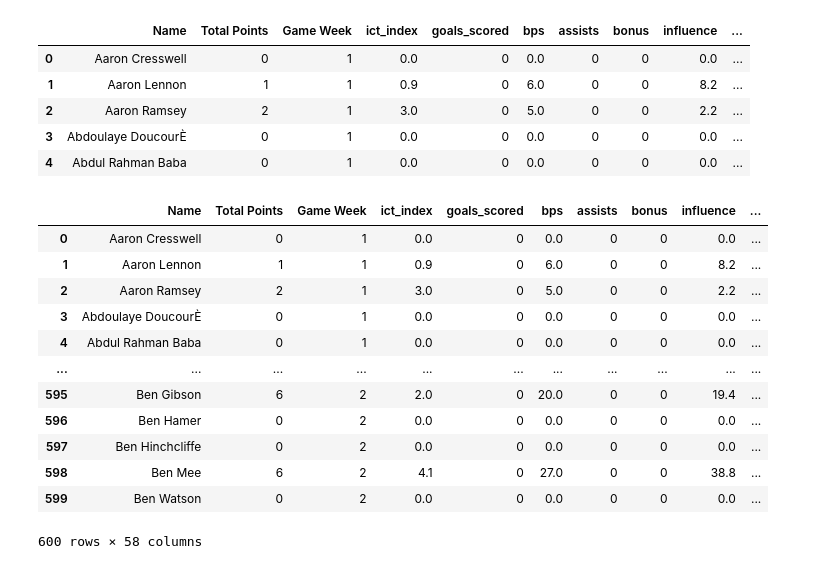
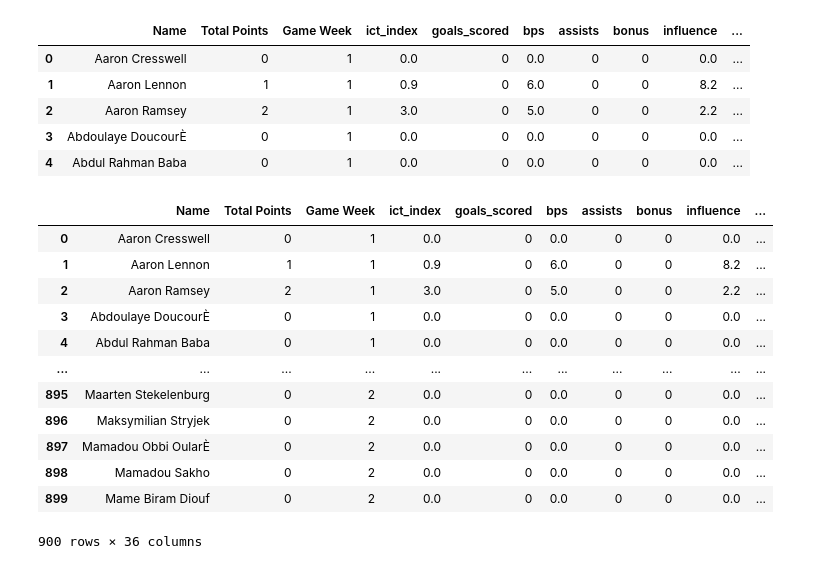
Before and after one commit to raghavbhutra/RedDevils, a Jupyter notebook: RD_TS.ipynb, the cells around one changed output. Saved outputs shown, nothing was run; the diff lists cells and outputs as text; code cells hidden in the pictures.

```diff
--- a/RD_TS.ipynb
+++ b/RD_TS.ipynb
@@ -104,9 +100,8 @@ gws1.head()
 | 4 | Abdul Rahman Baba | 0 | 1 | 0.0 | 0 | 0.0 | 0 | 0 | 0.0 | ... |
 # %%
 gws1['Last_Week_Points'] = gws1.groupby(['id'])['Total Points'].shift()
-gws1['Last_1_Week_Points'] = gws1.groupby(['id'])['Total Points'].shift(1)
 gws1['Last_2_Week_Points'] = gws1.groupby(['id'])['Total Points'].shift(2)
-gws1['Last_3_Week_Points'] = gws1.groupby(['id'])['Total Points'].shift(3)
+# gws1['Last_3_Week_Points'] = gws1.groupby(['id'])['Total Points'].shift(3)
 # gws1['Last_4_Week_Points'] = gws1.groupby(['id'])['Total Points'].shift(4)
 # gws1['Last_5_Week_Points'] = gws1.groupby(['id'])['Total Points'].shift(5)
 # gws1['Last_6_Week_Points'] = gws1.groupby(['id'])['Total Points'].shift(6)
@@ -116,9 +111,8 @@ gws1['Last_3_Week_Points'] = gws1.groupby(['id'])['Total Points'].shift(3)
 
 
 gws1['Last_Week_Goals'] = gws1.groupby(['id'])['goals_scored'].shift()
-gws1['Last_1_Week_Goals'] = gws1.groupby(['id'])['goals_scored'].shift(1)
 gws1['Last_2_Week_Goals'] = gws1.groupby(['id'])['goals_scored'].shift(2)
-gws1['Last_3_Week_Goals'] = gws1.groupby(['id'])['goals_scored'].shift(3)
+# gws1['Last_3_Week_Goals'] = gws1.groupby(['id'])['goals_scored'].shift(3)
 # gws1['Last_4_Week_Goals'] = gws1.groupby(['id'])['goals_scored'].shift(4)
 # gws1['Last_5_Week_Goals'] = gws1.groupby(['id'])['goals_scored'].shift(5)
 # gws1['Last_6_Week_Goals'] = gws1.groupby(['id'])['goals_scored'].shift(6)
@@ -127,9 +121,8 @@ gws1['Last_3_Week_Goals'] = gws1.groupby(['id'])['goals_scored'].shift(3)
 
 
 gws1['Last_Week_ICT'] = gws1.groupby(['id'])['ict_index'].shift()
-gws1['Last_1_Week_ICT'] = gws1.groupby(['id'])['ict_index'].shift(1)
 gws1['Last_2_Week_ICT'] = gws1.groupby(['id'])['ict_index'].shift(2)
-gws1['Last_3_Week_ICT'] = gws1.groupby(['id'])['ict_index'].shift(3)
+# gws1['Last_3_Week_ICT'] = gws1.groupby(['id'])['ict_index'].shift(3)
 # gws1['Last_4_Week_ICT'] = gws1.groupby(['id'])['ict_index'].shift(4)
 # gws1['Last_5_Week_ICT'] = gws1.groupby(['id'])['ict_index'].shift(5)
 # gws1['Last_6_Week_ICT'] = gws1.groupby(['id'])['ict_index'].shift(6)
@@ -138,9 +131,8 @@ gws1['Last_3_Week_ICT'] = gws1.groupby(['id'])['ict_index'].shift(3)
 
 
 gws1['Last_Week_BPS'] = gws1.groupby(['id'])['bps'].shift()
-gws1['Last_1_Week_BPS'] = gws1.groupby(['id'])['bps'].shift(1)
 gws1['Last_2_Week_BPS'] = gws1.groupby(['id'])['bps'].shift(2)
-gws1['Last_3_Week_BPS'] = gws1.groupby(['id'])['bps'].shift(3)
+# gws1['Last_3_Week_BPS'] = gws1.groupby(['id'])['bps'].shift(3)
 # gws1['Last_4_Week_BPS'] = gws1.groupby(['id'])['bps'].shift(4)
 # gws1['Last_5_Week_BPS'] = gws1.groupby(['id'])['bps'].shift(5)
 # gws1['Last_6_Week_BPS'] = gws1.groupby(['id'])['bps'].shift(6)
@@ -150,9 +142,8 @@ gws1['Last_3_Week_BPS'] = gws1.groupby(['id'])['bps'].shift(3)
 
 
 gws1['Last_Week_Assists'] = gws1.groupby(['id'])['assists'].shift()
-gws1['Last_1_Week_Assists'] = gws1.groupby(['id'])['assists'].shift(1)
 gws1['Last_2_Week_Assists'] = gws1.groupby(['id'])['assists'].shift(2)
-gws1['Last_3_Week_Assists'] = gws1.groupby(['id'])['assists'].shift(3)
+# gws1['Last_3_Week_Assists'] = gws1.groupby(['id'])['assists'].shift(3)
 # gws1['Last_4_Week_Assists'] = gws1.groupby(['id'])['assists'].shift(4)
 # gws1['Last_5_Week_Assists'] = gws1.groupby(['id'])['assists'].shift(5)
 # gws1['Last_6_Week_Assists'] = gws1.groupby(['id'])['assists'].shift(6)
@@ -162,9 +153,8 @@ gws1['Last_3_Week_Assists'] = gws1.groupby(['id'])['assists'].shift(3)
 
 
 gws1['Last_Week_Bonus'] = gws1.groupby(['id'])['bonus'].shift()
-gws1['Last_1_Week_Bonus'] = gws1.groupby(['id'])['bonus'].shift(1)
 gws1['Last_2_Week_Bonus'] = gws1.groupby(['id'])['bonus'].shift(2)
-gws1['Last_3_Week_Bonus'] = gws1.groupby(['id'])['bonus'].shift(3)
+# gws1['Last_3_Week_Bonus'] = gws1.groupby(['id'])['bonus'].shift(3)
 # gws1['Last_4_Week_Bonus'] = gws1.groupby(['id'])['bonus'].shift(4)
 # gws1['Last_5_Week_Bonus'] = gws1.groupby(['id'])['bonus'].shift(5)
 # gws1['Last_6_Week_Bonus'] = gws1.groupby(['id'])['bonus'].shift(6)
@@ -174,9 +164,8 @@ gws1['Last_3_Week_Bonus'] = gws1.groupby(['id'])['bonus'].shift(3)
 
 
 gws1['Last_Week_Influence'] = gws1.groupby(['id'])['influence'].shift()
-gws1['Last_1_Week_Influence'] = gws1.groupby(['id'])['influence'].shift(1)
 gws1['Last_2_Week_Influence'] = gws1.groupby(['id'])['influence'].shift(2)
-gws1['Last_3_Week_Influence'] = gws1.groupby(['id'])['influence'].shift(3)
+# gws1['Last_3_Week_Influence'] = gws1.groupby(['id'])['influence'].shift(3)
 # gws1['Last_4_Week_Influence'] = gws1.groupby(['id'])['influence'].shift(4)
 # gws1['Last_5_Week_Influence'] = gws1.groupby(['id'])['influence'].shift(5)
 # gws1['Last_6_Week_Influence'] = gws1.groupby(['id'])['influence'].shift(6)
@@ -186,9 +175,8 @@ gws1['Last_3_Week_Influence'] = gws1.groupby(['id'])['influence'].shift(3)
 
 
 gws1['Last_Week_Minutes_Played'] = gws1.groupby(['id'])['minutes'].shift()
-gws1['Last_1_Week_Minutes_Played'] = gws1.groupby(['id'])['minutes'].shift(1)
 gws1['Last_2_Week_Minutes_Played'] = gws1.groupby(['id'])['minutes'].shift(2)
-gws1['Last_3_Week_Minutes_Played'] = gws1.groupby(['id'])['minutes'].shift(3)
+# gws1['Last_3_Week_Minutes_Played'] = gws1.groupby(['id'])['minutes'].shift(3)
 # gws1['Last_4_Week_Minutes_Played'] = gws1.groupby(['id'])['minutes'].shift(4)
 # gws1['Last_5_Week_Minutes_Played'] = gws1.groupby(['id'])['minutes'].shift(5)
 # gws1['Last_6_Week_Minutes_Played'] = gws1.groupby(['id'])['minutes'].shift(6)
@@ -198,53 +186,50 @@ gws1['Last_3_Week_Minutes_Played'] = gws1.groupby(['id'])['minutes'].shift(3)
 
 
 gws1['Last_Week_Threat'] = gws1.groupby(['id'])['threat'].shift()
-gws1['Last_1_Week_Threat'] = gws1.groupby(['id'])['threat'].shift(1)
 gws1['Last_2_Week_Threat'] = gws1.groupby(['id'])['threat'].shift(2)
-gws1['Last_3_Week_Threat'] = gws1.groupby(['id'])['threat'].shift(3)
+# gws1['Last_3_Week_Threat'] = gws1.groupby(['id'])['threat'].shift(3)
 # gws1['Last_4_Week_Threat'] = gws1.groupby(['id'])['threat'].shift(4)
 # gws1['Last_5_Week_Threat'] = gws1.groupby(['id'])['threat'].shift(5)
 # gws1['Last_6_Week_Threat'] = gws1.groupby(['id'])['threat'].shift(6)
 # gws1['Last_7_Week_Threat'] = gws1.groupby(['id'])['threat'].shift(7)
 # gws1['Last_8_Week_Threat'] = gws1.groupby(['id'])['threat'].shift(7)
 
 
 gws1['Last_Week_Selected'] = gws1.groupby(['id'])['selected'].shift()
-gws1['Last_1_Week_Selected'] = gws1.groupby(['id'])['selected'].shift(1)
 gws1['Last_2_Week_Selected'] = gws1.groupby(['id'])['selected'].shift(2)
-gws1['Last_3_Week_Selected'] = gws1.groupby(['id'])['selected'].shift(3)
+# gws1['Last_3_Week_Selected'] = gws1.groupby(['id'])['selected'].shift(3)
 # gws1['Last_4_Week_Selected'] = gws1.groupby(['id'])['selected'].shift(4)
 # gws1['Last_5_Week_Selected'] = gws1.groupby(['id'])['selected'].shift(5)
 # gws1['Last_6_Week_Selected'] = gws1.groupby(['id'])['selected'].shift(6)
 # gws1['Last_7_Week_Selected'] = gws1.groupby(['id'])['selected'].shift(7)
 # gws1['Last_8_Week_Selected'] = gws1.groupby(['id'])['selected'].shift(7)
 
 
 gws1['Last_Week_Value'] = gws1.groupby(['id'])['value'].shift()
-gws1['Last_1_Week_Value'] = gws1.groupby(['id'])['value'].shift(1)
 gws1['Last_2_Week_Value'] = gws1.groupby(['id'])['value'].shift(2)
-gws1['Last_3_Week_Value'] = gws1.groupby(['id'])['value'].shift(3)
-# gws1['Last_4_Week_Selected'] = gws1.groupby(['id'])['selected'].shift(4)
-# gws1['Last_5_Week_Selected'] = gws1.groupby(['id'])['selected'].shift(5)
-# gws1['Last_6_Week_Selected'] = gws1.groupby(['id'])['selected'].shift(6)
-# gws1['Last_7_Week_Selected'] = gws1.groupby(['id'])['selected'].shift(7)
-# gws1['Last_8_Week_Selected'] = gws1.groupby(['id'])['selected'].shift(7)
+# gws1['Last_3_Week_Value'] = gws1.groupby(['id'])['value'].shift(3)
+# gws1['Last_4_Week_Value'] = gws1.groupby(['id'])['value'].shift(4)
+# gws1['Last_5_Week_Value'] = gws1.groupby(['id'])['value'].shift(5)
+# gws1['Last_6_Week_Value'] = gws1.groupby(['id'])['value'].shift(6)
+# gws1['Last_7_Week_Value'] = gws1.groupby(['id'])['value'].shift(7)
+# gws1['Last_8_Week_Value'] = gws1.groupby(['id'])['value'].shift(7)
 
 
 
-gws1.head(600)
+gws1.head(900)
 # %% [output]
 |  | Name | Total Points | Game Week | ict_index | goals_scored | bps | assists | bonus | influence | ... |
 | 0 | Aaron Cresswell | 0 | 1 | 0.0 | 0 | 0.0 | 0 | 0 | 0.0 | ... |
 | 1 | Aaron Lennon | 1 | 1 | 0.9 | 0 | 6.0 | 0 | 0 | 8.2 | ... |
 | 2 | Aaron Ramsey | 2 | 1 | 3.0 | 0 | 5.0 | 0 | 0 | 2.2 | ... |
 | 3 | Abdoulaye DoucourÈ | 0 | 1 | 0.0 | 0 | 0.0 | 0 | 0 | 0.0 | ... |
 | 4 | Abdul Rahman Baba | 0 | 1 | 0.0 | 0 | 0.0 | 0 | 0 | 0.0 | ... |
 | ... | ... | ... | ... | ... | ... | ... | ... | ... | ... | ... |
-| 595 | Ben Gibson | 6 | 2 | 2.0 | 0 | 20.0 | 0 | 0 | 19.4 | ... |
-| 596 | Ben Hamer | 0 | 2 | 0.0 | 0 | 0.0 | 0 | 0 | 0.0 | ... |
-| 597 | Ben Hinchcliffe | 0 | 2 | 0.0 | 0 | 0.0 | 0 | 0 | 0.0 | ... |
-| 598 | Ben Mee | 6 | 2 | 4.1 | 0 | 27.0 | 0 | 0 | 38.8 | ... |
-| 599 | Ben Watson | 0 | 2 | 0.0 | 0 | 0.0 | 0 | 0 | 0.0 | ... |
+| 895 | Maarten Stekelenburg | 0 | 2 | 0.0 | 0 | 0.0 | 0 | 0 | 0.0 | ... |
+| 896 | Maksymilian Stryjek | 0 | 2 | 0.0 | 0 | 0.0 | 0 | 0 | 0.0 | ... |
+| 897 | Mamadou Obbi OularÈ | 0 | 2 | 0.0 | 0 | 0.0 | 0 | 0 | 0.0 | ... |
+| 898 | Mamadou Sakho | 0 | 2 | 0.0 | 0 | 0.0 | 0 | 0 | 0.0 | ... |
+| 899 | Mame Biram Diouf | 0 | 2 | 0.0 | 0 | 0.0 | 0 | 0 | 0.0 | ... |
-600 rows × 58 columns
+900 rows × 36 columns
 # %%
 gws1['Last_Week_Diff_Points'] = gws1.groupby(['id'])['Last_Week_Points'].diff()
```
Also changed, not shown: parts of 26 cells of this notebook.
